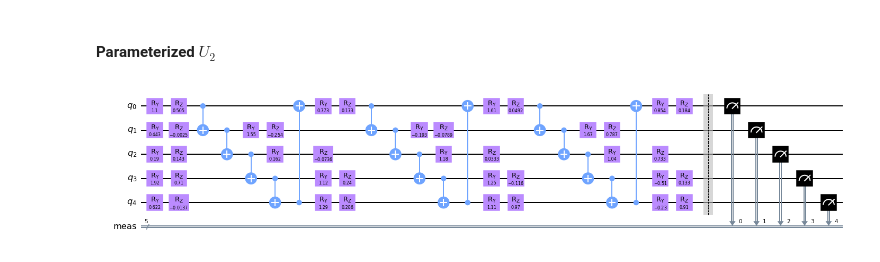
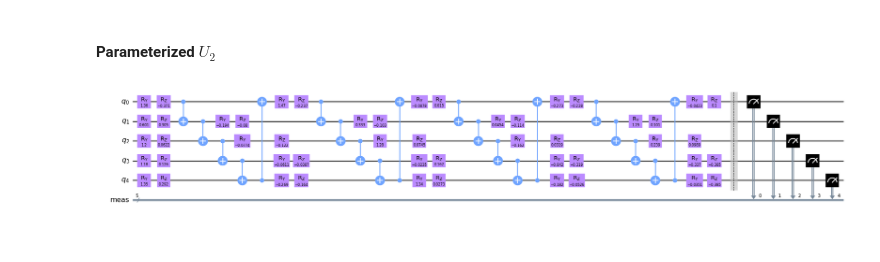
Before and after one commit to doggydoggy0101/Toward_solving_large_combinational_optimization_problem, a Jupyter notebook: maxcut_random graph.ipynb, the cells around one changed output. Saved outputs shown, nothing was run; the diff lists cells and outputs as text; code cells hidden in the pictures.

```diff
--- a/maxcut_random graph.ipynb
+++ b/maxcut_random graph.ipynb
@@ -154,7 +83,7 @@ def create_circ(G, theta):
 # %%
 para = []
 repeat = 5
-for i in range(repeat*2*10): para.append(0.1)
+for i in range(repeat*2*n): para.append(0.1)
 
 qc_test = create_circ(G, para)
 
@@ -323,35 +244,28 @@ plot_histogram(counts)
 # %% [markdown]
 #### Parameterized $U_2$
 # %%
-repeat = 4
+repeat = 5
 
-qc_u2 = QuantumCircuit(5)
-pv_u2 = ParameterVector('p_2', 10*repeat)
+qc_u2 = QuantumCircuit(int(n/2))
+pv_u2 = ParameterVector('p_2', n*repeat)
 
-t = 0
+
+t = int(len(res.x)/2)
 for i in range(repeat):
-    qc_u2.ry(res.x[t], 0)
-    qc_u2.rz(res.x[t+1],0)
-    qc_u2.ry(res.x[t+2], 1)
-    qc_u2.rz(res.x[t+3], 1)
-    qc_u2.ry(res.x[t+4], 2)
-    qc_u2.rz(res.x[t+5], 2)
-    qc_u2.ry(res.x[t+6], 3)
-    qc_u2.rz(res.x[t+7], 3)
-    qc_u2.ry(res.x[t+8], 4)
-    qc_u2.rz(res.x[t+9], 4)
+    for j in range(n // 2):
+        qc_u2.ry(res.x[t+2*j], j)
+        qc_u2.rz(res.x[t+2*j+1], j)
+
     if i < repeat-1:
-        qc_u2.cnot(0,1)
-        qc_u2.cnot(1,2)
-        qc_u2.cnot(2,3)
-        qc_u2.cnot(3,4)
-        qc_u2.cnot(4,0)
-    t += 10
+        for j in range(n // 2-1):
+            qc_u2.cnot(j, (j+1))
+        qc_u2.cnot(n//2-1, 0)
+    t += n
 
 qc_u2.measure_all()
 qc_u2.draw(output="mpl",fold=-1)
 # %% [output]
-[figure, old version]
+[figure, new version]
 # %%
 result = backend.run(qc_u2, seed_simulator=10).result()
 counts = result.get_counts()
```
Also changed, not shown: parts of 14 cells of this notebook.
